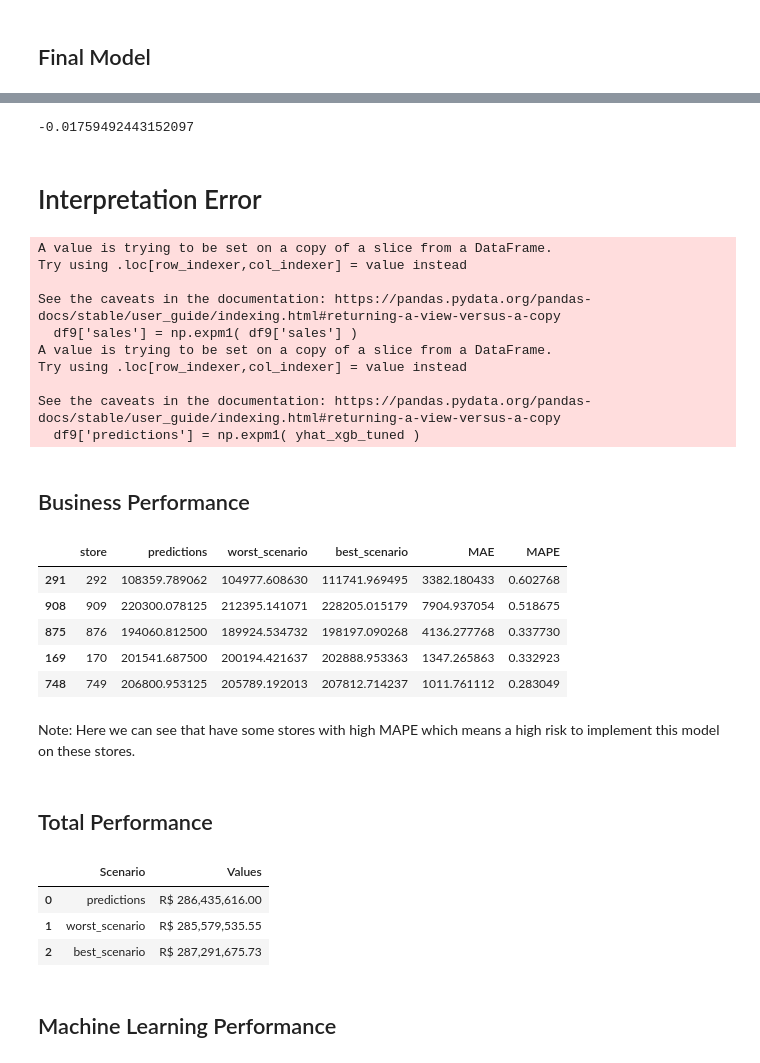
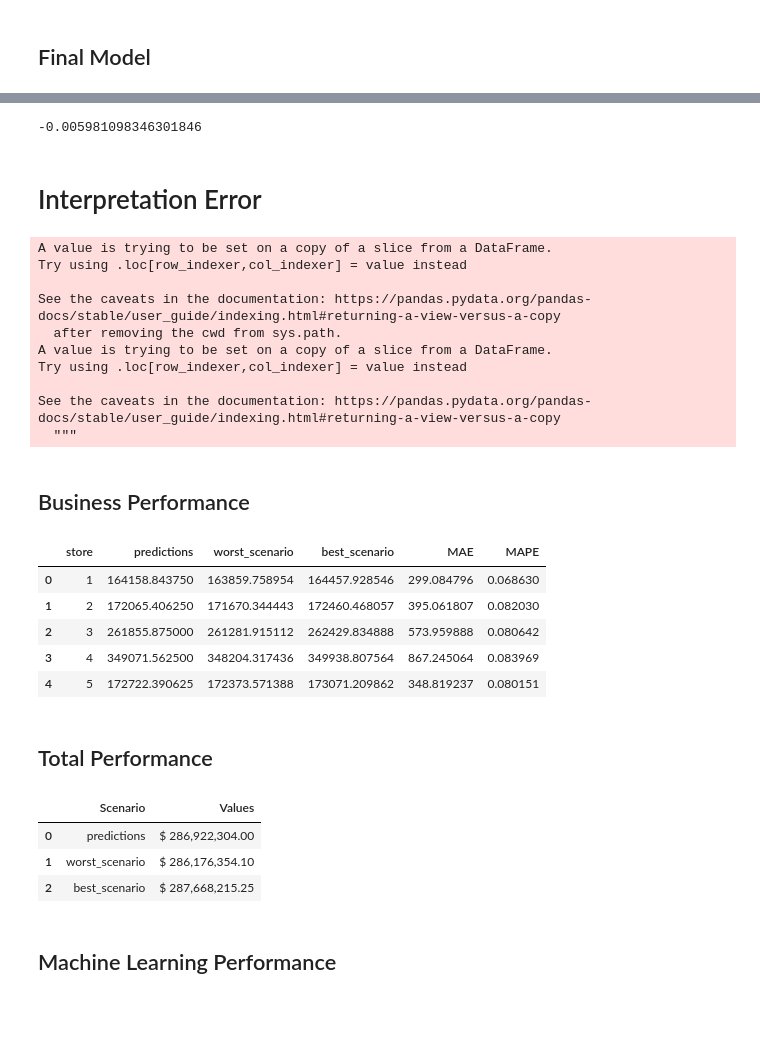
Before and after one commit to rodrigomenon/Rossmann-Sales-Prediction, a Jupyter notebook: rossmann_store_sales_prediction.ipynb, the cells around one changed output, grey strips where cells are left out. Drawn from its saved outputs; the diff is of its cells as text; code cells hidden in the pictures; blank space fills up the shorter version.

```diff
--- a/rossmann_store_sales_prediction.ipynb
+++ b/rossmann_store_sales_prediction.ipynb
@@ -1092,5 +1105,7 @@ df5['week_of_year_cos'] = df5['week_of_year'].apply(lambda x: np.cos(x * (2. * n
 # %% [markdown]
 # Feature Selection
+# %%
+df5 = pd.read_csv('data/df5.csv')
 # %%
 df6 = df5.copy()
 # %% [markdown]
@@ -1494,7 +1515,7 @@ be set to `True`. Invalid columns:store_type, assortment
 mpe = mean_percentage_error(np.expm1(y_test), np.expm1(yhat_xgb_tuned))
 mpe
 # %% [output]
--0.01759492443152097
+-0.005981098346301846
 # %% [markdown]
 # Interpretation Error
 # %%
@@ -1508,12 +1529,12 @@ A value is trying to be set on a copy of a slice from a DataFrame.
 Try using .loc[row_indexer,col_indexer] = value instead
 
 See the caveats in the documentation: https://pandas.pydata.org/pandas-docs/stable/user_guide/indexing.html#returning-a-view-versus-a-copy
-  df9['sales'] = np.expm1( df9['sales'] )
+  after removing the cwd from sys.path.
 A value is trying to be set on a copy of a slice from a DataFrame.
 Try using .loc[row_indexer,col_indexer] = value instead
 
 See the caveats in the documentation: https://pandas.pydata.org/pandas-docs/stable/user_guide/indexing.html#returning-a-view-versus-a-copy
-  df9['predictions'] = np.expm1( yhat_xgb_tuned )
+  """
 # %% [markdown]
 ## Business Performance
 # %%
@@ -1540,29 +1561,27 @@ df9_aux2['best_scenario'] = df9_aux2['predictions'] + df9_aux2['MAE']
 # order columns
 df9_aux2 = df9_aux2[['store', 'predictions', 'worst_scenario', 'best_scenario', 'MAE', 'MAPE']]
 # %%
-df9_aux2.sort_values('MAPE', ascending=False ).head()
+df9_aux2.head()
 # %% [output]
 |  | store | predictions | worst_scenario | best_scenario | MAE | MAPE |
-| 291 | 292 | 108359.789062 | 104977.608630 | 111741.969495 | 3382.180433 | 0.602768 |
-| 908 | 909 | 220300.078125 | 212395.141071 | 228205.015179 | 7904.937054 | 0.518675 |
-| 875 | 876 | 194060.812500 | 189924.534732 | 198197.090268 | 4136.277768 | 0.337730 |
-| 169 | 170 | 201541.687500 | 200194.421637 | 202888.953363 | 1347.265863 | 0.332923 |
-| 748 | 749 | 206800.953125 | 205789.192013 | 207812.714237 | 1011.761112 | 0.283049 |
+| 0 | 1 | 164158.843750 | 163859.758954 | 164457.928546 | 299.084796 | 0.068630 |
+| 1 | 2 | 172065.406250 | 171670.344443 | 172460.468057 | 395.061807 | 0.082030 |
+| 2 | 3 | 261855.875000 | 261281.915112 | 262429.834888 | 573.959888 | 0.080642 |
+| 3 | 4 | 349071.562500 | 348204.317436 | 349938.807564 | 867.245064 | 0.083969 |
+| 4 | 5 | 172722.390625 | 172373.571388 | 173071.209862 | 348.819237 | 0.080151 |
-# %% [markdown]
-Note: Here we can see that have some stores with high MAPE which means a high risk to implement this model on these stores.
 # %% [markdown]
 ## Total Performance
 # %%
 total_performance = df9_aux2[['predictions', 'worst_scenario', 'best_scenario']].apply(lambda x: np.sum(x), axis=0).reset_index()
 total_performance.rename(columns={'index': 'Scenario', 0: 'Values'}, inplace=True)
 
-total_performance['Values'] = total_performance['Values'].map('R$ {:,.2f}'.format)
+total_performance['Values'] = total_performance['Values'].map('$ {:,.2f}'.format)
 total_performance
 # %% [output]
 |  | Scenario | Values |
-| 0 | predictions | R$ 286,435,616.00 |
-| 1 | worst_scenario | R$ 285,579,535.55 |
-| 2 | best_scenario | R$ 287,291,675.73 |
+| 0 | predictions | $ 286,922,304.00 |
+| 1 | worst_scenario | $ 286,176,354.10 |
+| 2 | best_scenario | $ 287,668,215.25 |
 # %% [markdown]
 ## Machine Learning Performance
 # %%
```
Also changed, not shown: parts of 17 cells of this notebook, 3 other files.
